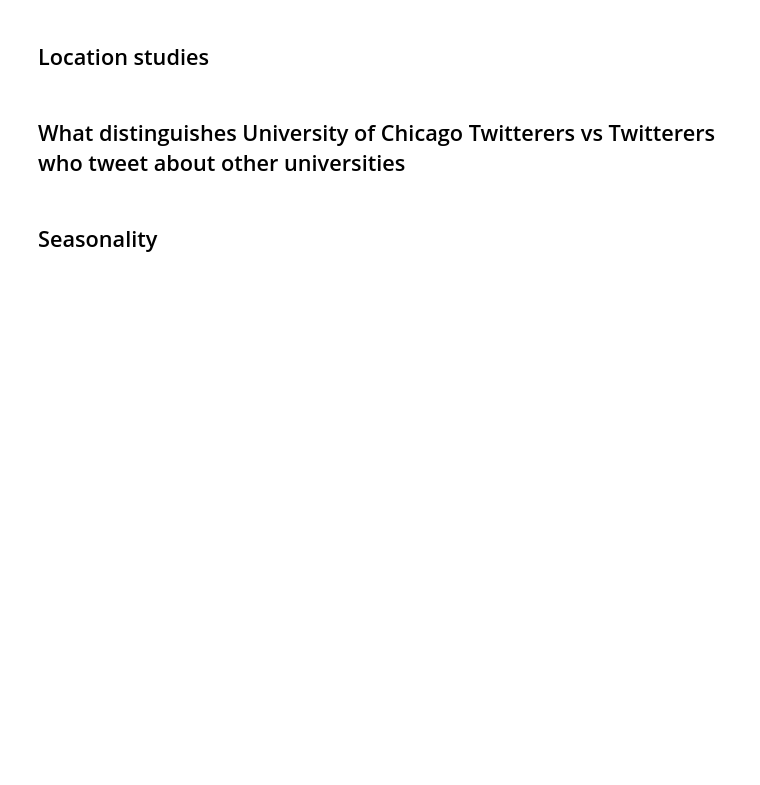
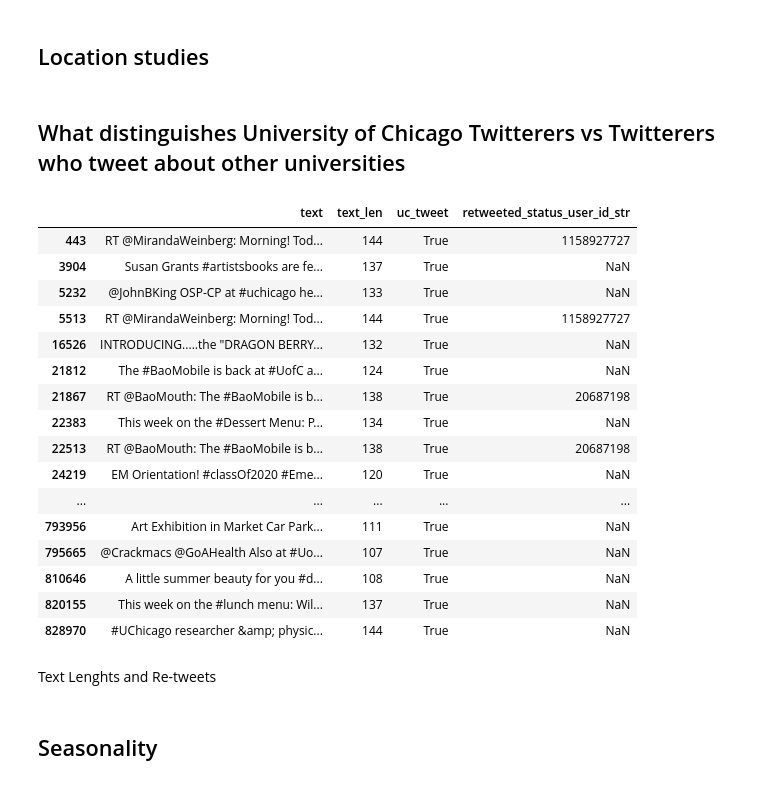
Before and after one commit to DoinGodsWork37/BigDataEngg, a Jupyter notebook: final_project/EDA.ipynb, the cells around one changed output. Cells and saved outputs as stored; diff of their text form; code cells hidden in the pictures; blank space fills up the shorter version.

```diff
--- a/final_project/EDA.ipynb
+++ b/final_project/EDA.ipynb
@@ -287,6 +292,28 @@ plt
 ## Location studies
 # %% [markdown]
 ## What distinguishes University of Chicago Twitterers vs Twitterers who tweet about other universities
+# %%
+uni_df[uni_df["uc_tweet"]==True][["text", "text_len", "uc_tweet", "retweeted_status_user_id_str"]]
+# %% [output]
+|  | text | text_len | uc_tweet | retweeted_status_user_id_str |
+| 443 | RT @MirandaWeinberg: Morning! Tod... | 144 | True | 1158927727 |
+| 3904 | Susan Grants #artistsbooks are fe... | 137 | True | NaN |
+| 5232 | @JohnBKing OSP-CP at #uchicago he... | 133 | True | NaN |
+| 5513 | RT @MirandaWeinberg: Morning! Tod... | 144 | True | 1158927727 |
+| 16526 | INTRODUCING.....the "DRAGON BERRY... | 132 | True | NaN |
+| 21812 | The #BaoMobile is back at #UofC a... | 124 | True | NaN |
+| 21867 | RT @BaoMouth: The #BaoMobile is b... | 138 | True | 20687198 |
+| 22383 | This week on the #Dessert Menu: P... | 134 | True | NaN |
+| 22513 | RT @BaoMouth: The #BaoMobile is b... | 138 | True | 20687198 |
+| 24219 | EM Orientation! #classOf2020 #Eme... | 120 | True | NaN |
+| ... | ... | ... | ... | ... |
+| 793956 | Art Exhibition in Market Car Park... | 111 | True | NaN |
+| 795665 | @Crackmacs @GoAHealth Also at #Uo... | 107 | True | NaN |
+| 810646 | A little summer beauty for you #d... | 108 | True | NaN |
+| 820155 | This week on the #lunch menu: Wil... | 137 | True | NaN |
+| 828970 | #UChicago researcher &amp; physic... | 144 | True | NaN |
+# %% [markdown]
+Text Lenghts and Re-tweets
 # %% [markdown]
 ## Seasonality
 # %% [markdown]
```
Also changed, not shown: parts of 8 cells of this notebook.
